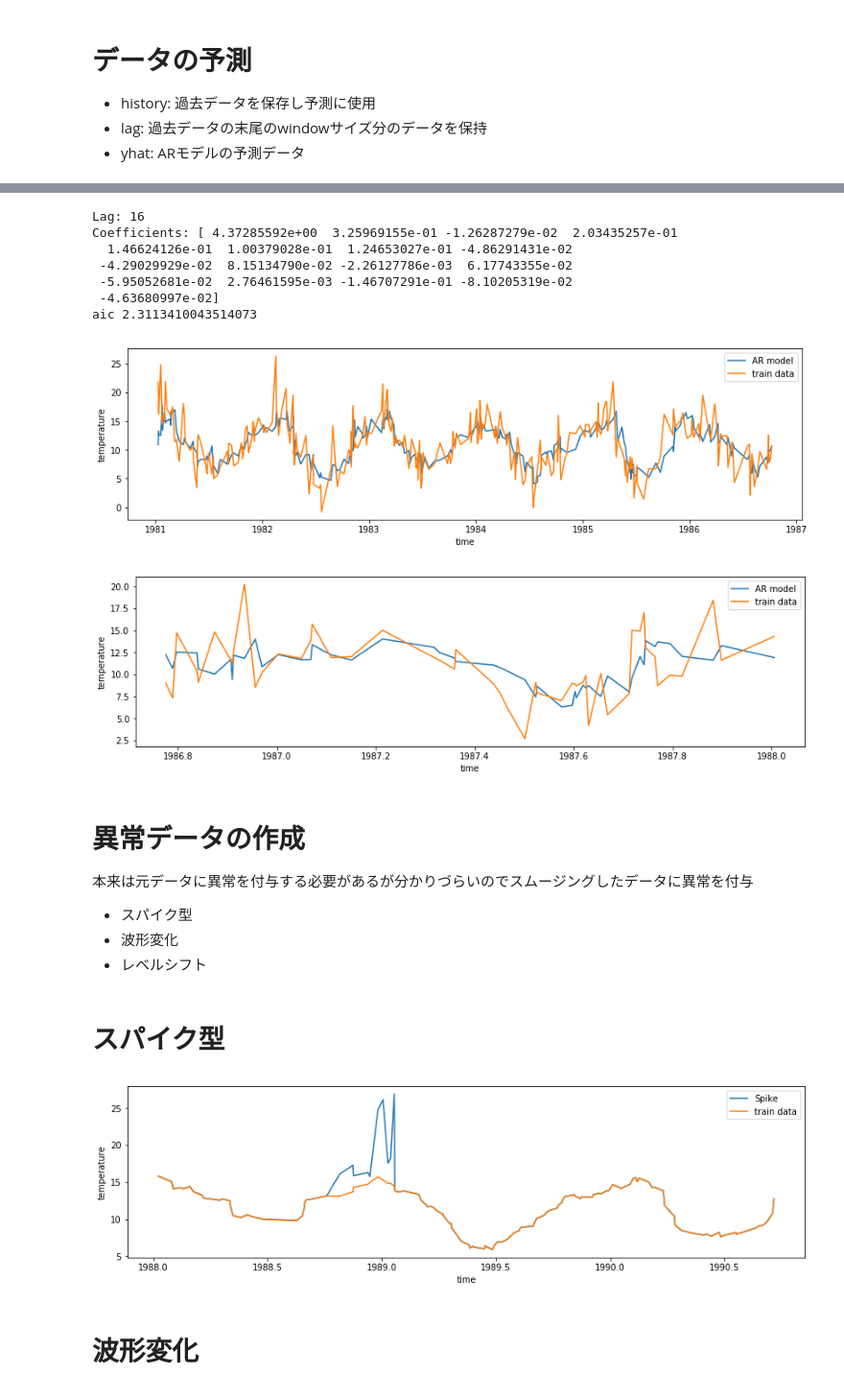
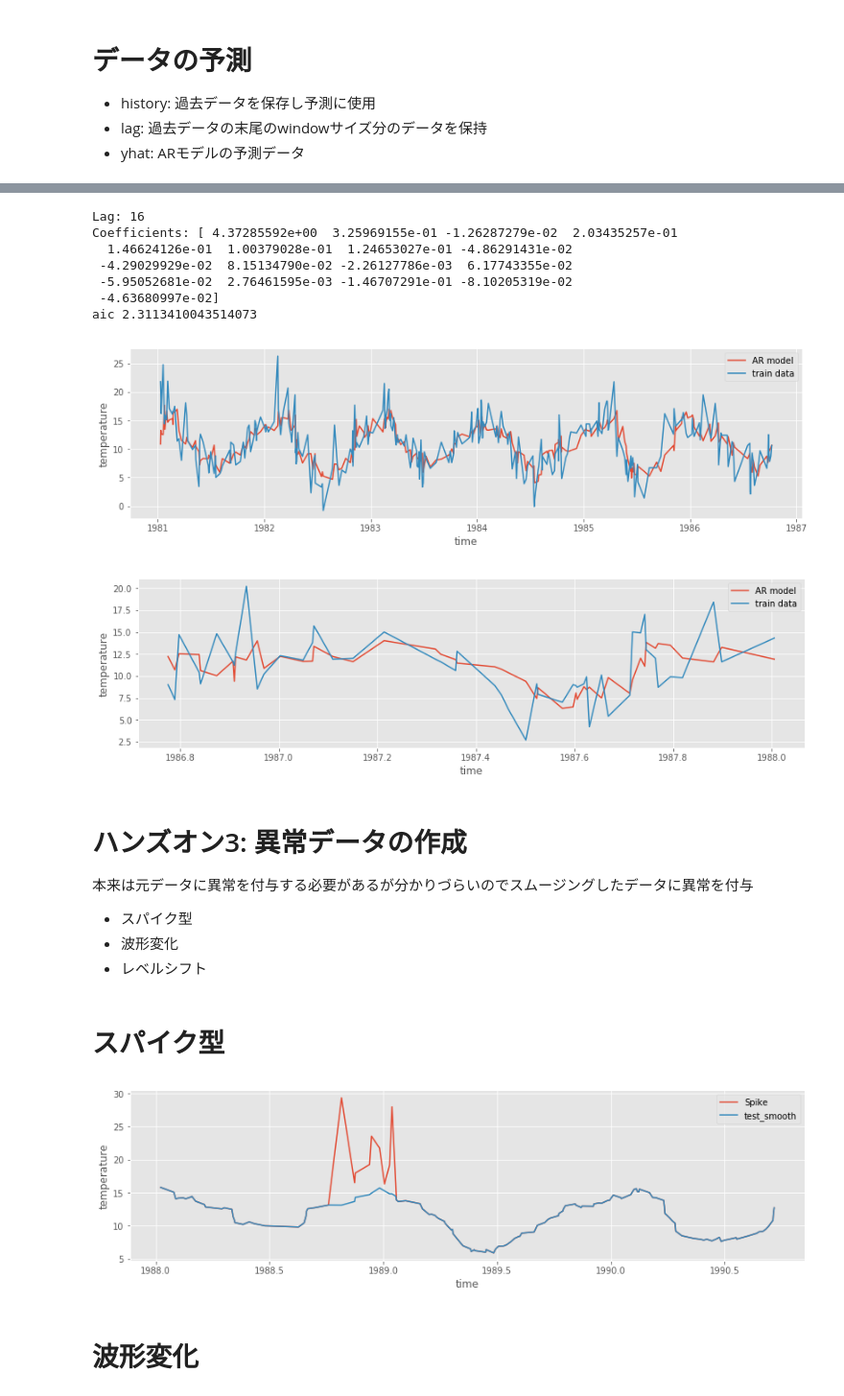
Before and after one commit to SnowMasaya/time_series_anomaly_detect_hands_on, a Jupyter notebook: time_series_anomaly_detect.ipynb, the cells around one changed output, grey strips where cells are left out. Shown at 96% size. Drawn from its saved outputs; the diff is of its cells as text; code cells hidden in the pictures.

```diff
--- a/time_series_anomaly_detect.ipynb
+++ b/time_series_anomaly_detect.ipynb
@@ -9,6 +11,7 @@
 # %% [markdown]
 # 各種ライブラリの取得
 # %%
+%matplotlib inline
 import numpy as np
 import pylab
 from pandas import read_csv
@@ -17,6 +20,11 @@ from statsmodels.tsa.ar_model import AR
 from sklearn.metrics import roc_curve, auc
 import matplotlib.pyplot as plt
 import statsmodels.api as sm
+import scipy.stats as st
+import sys
+from matplotlib import animation as ani
+import sklearn.metrics as mt
+plt.style.use('ggplot')
 # %% [markdown]
 # 気温データの取得
 
@@ -163,14 +184,19 @@ fig = sm.graphics.tsa.plot_acf(X_orig, lags=13, ax=ax1)
 # %%
-a = np.array([X_orig[:-i], X_orig[i:]])
-a_cov = np.cov(a, rowvar=0, bias=1)
+i = 1
+self_correate = []
+for i in range(200):
+    i = i + 1
+    a = np.array([X_orig[:-i], X_orig[i:]])
+    # a_cov = np.cov(a, rowvar=0, bias=1)
+    a_cov = np.cov(a)
+    self_correate.append(a_cov[0][1])
 
 pylab.figure(figsize=(14, 8))
 pylab.subplot(211)
-pylab.xlabel('temperature')
-pylab.ylabel('temperature_' + str(i) + '_plus')
-pylab.plot(a_cov, 'x')
+pylab.xlabel('time')
+pylab.ylabel('correlation')
+pylab.plot(self_correate, 'x')
 pylab.legend(loc='upper right')
 pylab.show()
-a_cov.shape
 # %% [output]
 No handles with labels found to put in legend.
@@ -224,4 +255,14 @@ def predict_autoregression(model, valid_data):
 # %%
+def show_2data_graph(day, data, compare_data, label, compare_label):
+    pylab.figure(figsize=(14, 8))
+    pylab.subplot(211)
+    pylab.xlabel('time')
+    pylab.ylabel('temperature')
+    pylab.plot(day, data, label=label)
+    pylab.plot(day, compare_data, label=compare_label)
+    pylab.legend(loc='upper right')
+    pylab.show()
+
 model = train_autoregression(X_smooth_train)
 
 X_smooth_train = X_smooth_train
@@ -264,10 +304,10 @@ Coefficients: [ 4.37285592e+00  3.25969155e-01 -1.26287279e-02  2.03435257e-01
  -5.95052681e-02  2.76461595e-03 -1.46707291e-01 -8.10205319e-02
  -4.63680997e-02]
 aic 2.3113410043514073
-[figure, old version]
+[figure, new version]
-[figure, old version]
+[figure, new version]
 # %% [markdown]
-# 異常データの作成
+# ハンズオン3: 異常データの作成
 
 本来は元データに異常を付与する必要があるが分かりづらいのでスムージングしたデータに異常を付与
 
@@ -279,21 +319,12 @@ aic 2.3113410043514073
 # %%
 series = [np.abs(gauss(0.0, 7.0)) for i in range(10)]
 spike_X = X_smooth_test.copy()
 spike_X[30:40] = spike_X[30:40] + series
 
-def show_2data_graph(day, data, compare_data, label, compare_label):
-    pylab.figure(figsize=(14, 8))
-    pylab.subplot(211)
-    pylab.xlabel('time')
-    pylab.ylabel('temperature')
-    pylab.plot(day, data, label=label)
-    pylab.plot(day, compare_data, label='train data')
-    pylab.legend(loc='upper right')
-    pylab.show()
 
 show_2data_graph(X_test_day_smooth, spike_X, X_smooth_test, 'Spike', 'test_smooth')
 # %% [output]
-[figure, old version]
+[figure, new version]
 # %% [markdown]
 # 波形変化
 # %%
```
Also changed, not shown: parts of 37 cells of this notebook, 1 other file.
